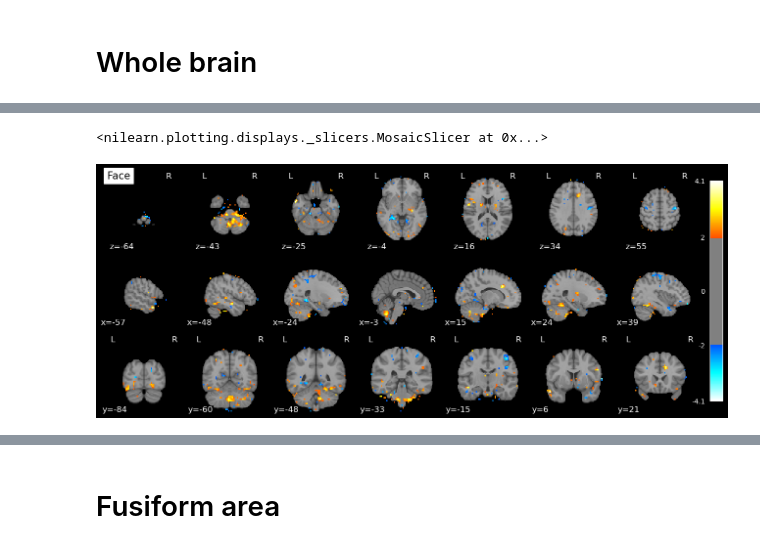
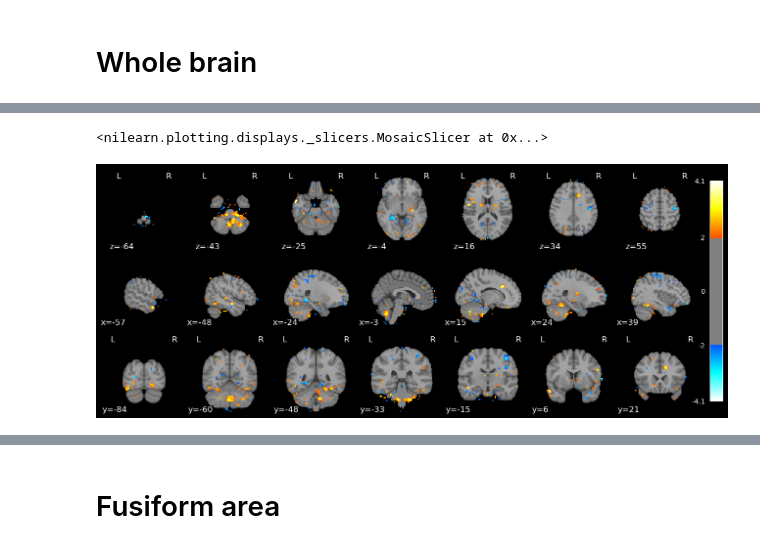
Before and after one commit to hugofluhr/learning-habits-analysis, a Jupyter notebook: results_notebooks/second_lvl_stim_type.ipynb, the cells around one changed output, grey strips where cells are left out. Saved outputs shown, nothing was run; the diff lists cells and outputs as text; code cells hidden in the pictures.

```diff
--- a/results_notebooks/second_lvl_stim_type.ipynb
+++ b/results_notebooks/second_lvl_stim_type.ipynb
@@ -193,5 +198,5 @@ z_maps_WB['mean_effect'] = second_level.compute_contrast('intercept', output_typ
 # %%
-plot_stat_map(z_maps_WB['face'], threshold=2, black_bg=True, display_mode='mosaic', title='Face')
+plot_stat_map(z_maps_WB['face'], threshold=2, black_bg=True, display_mode='mosaic')
 # %% [output]
 <nilearn.plotting.displays._slicers.MosaicSlicer at 0x...>
-[figure, old version]
+[figure, new version]
```
Also changed, not shown: parts of 21 cells of this notebook, 1 other file.
